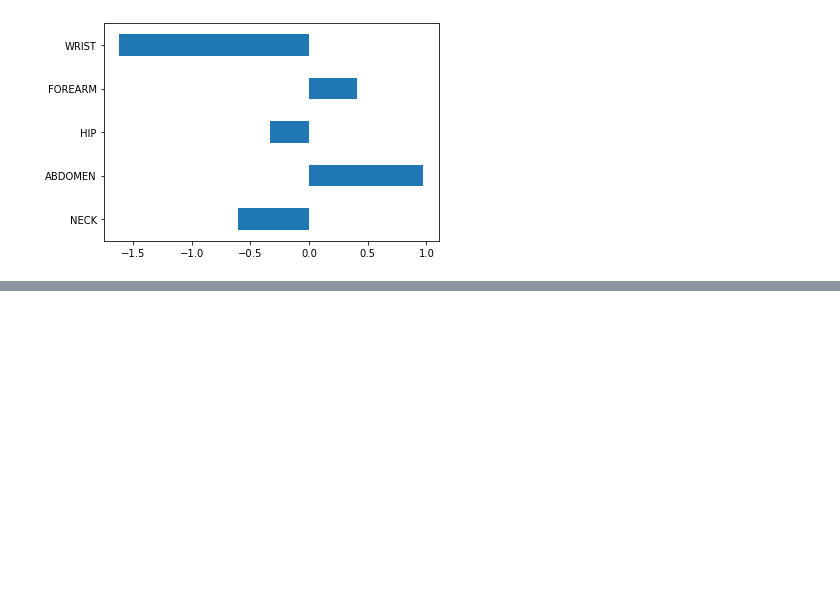
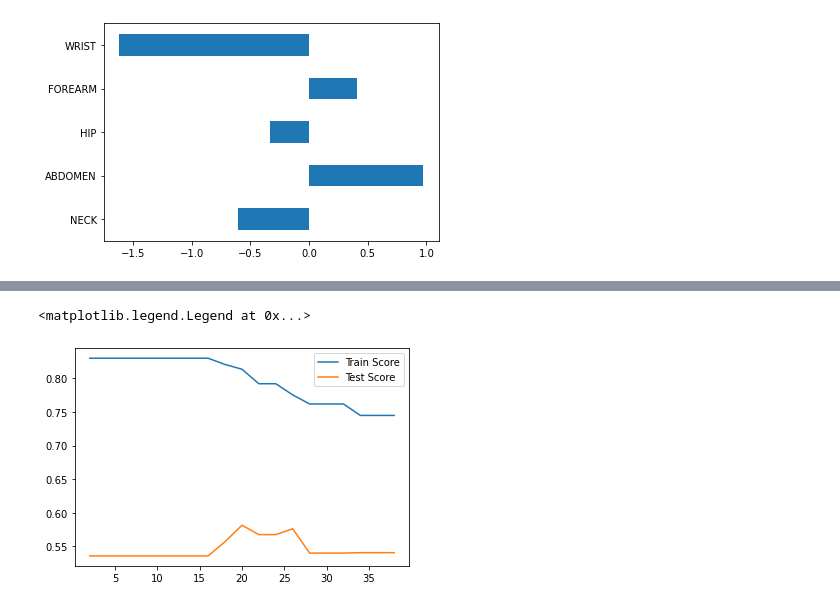
Before and after one commit to juno1028/Postech_Academy, a Jupyter notebook: Practice/Day11(20.11.17.).ipynb, the cells around one changed output, grey strips where cells are left out. Saved outputs shown, nothing was run; the diff lists cells and outputs as text; code cells hidden in the pictures; blank space fills up the shorter version.

```diff
--- a/Practice/Day11(20.11.17.).ipynb
+++ b/Practice/Day11(20.11.17.).ipynb
@@ -296,0 +384,8 @@ Warnings:
+# %%
+v_feature_name = df_train_x.columns
+tree_graph = DecisionTreeRegressor(random_state=1234, min_samples_leaf=8)
+tree_graph.fit(df_train_x, df_train_y)
+export_graphviz(tree_graph, out_file="tree_leaf.dot", feature_names=v_feature_name, impurity=True, filled = True)
+with open("tree_leaf.dot") as f:
+    dot_graph = f.read()
+display(graphviz.Source(dot_graph))
@@ -296,0 +394,7 @@ Warnings:
+# %%
+tree_graph = DecisionTreeRegressor(random_state=1234, min_samples_leaf=16)
+tree_graph.fit(df_train_x, df_train_y)
+export_graphviz(tree_graph, out_file="tree_leaf.dot", feature_names=v_feature_name, impurity=True, filled = True)
+with open("tree_leaf.dot") as f:
+    dot_graph = f.read()
+display(graphviz.Source(dot_graph))
@@ -296,0 +403,24 @@ Warnings:
+# %%
+# min_saples_split
+
+train_score = []
+test_score = []
+
+para_split = [n_split * 2 for n_split in range(1,20)]
+for v_min_samples_split in para_split:
+    tree = DecisionTreeRegressor(random_state=1234, min_samples_leaf=8, min_samples_split=v_min_samples_split)
+    tree.fit(df_train_x, df_train_y)
+    train_score.append(tree.score(df_train_x, df_train_y))
+    test_score.append(tree.score(df_test_x, df_test_y))
+
+df_score_leaf = pd.DataFrame()
+df_score_leaf["MinSamplesSplit"] = para_split
+df_score_leaf["TrainScore"] = train_score
+df_score_leaf["TestScore"] = test_score
+# %%
+plt.plot(para_split, train_score, linestyle="-", label="Train Score")
+plt.plot(para_split, test_score, linestyle="-", label="Test Score")
+plt.legend()
+# %% [output]
+<matplotlib.legend.Legend at 0x...>
+[figure, added]
```
Also changed, not shown: parts of 54 cells of this notebook, 9 other files.
